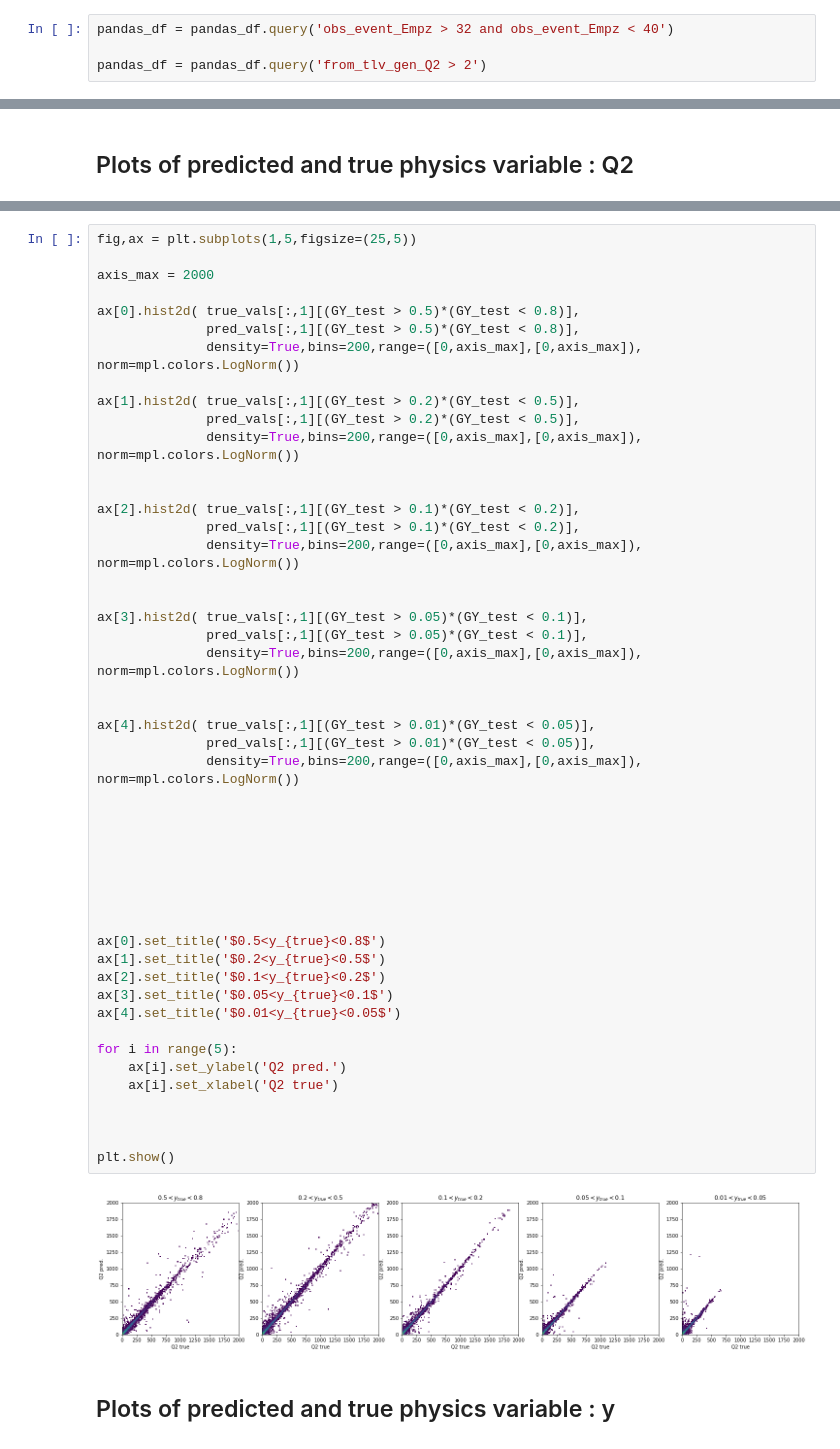
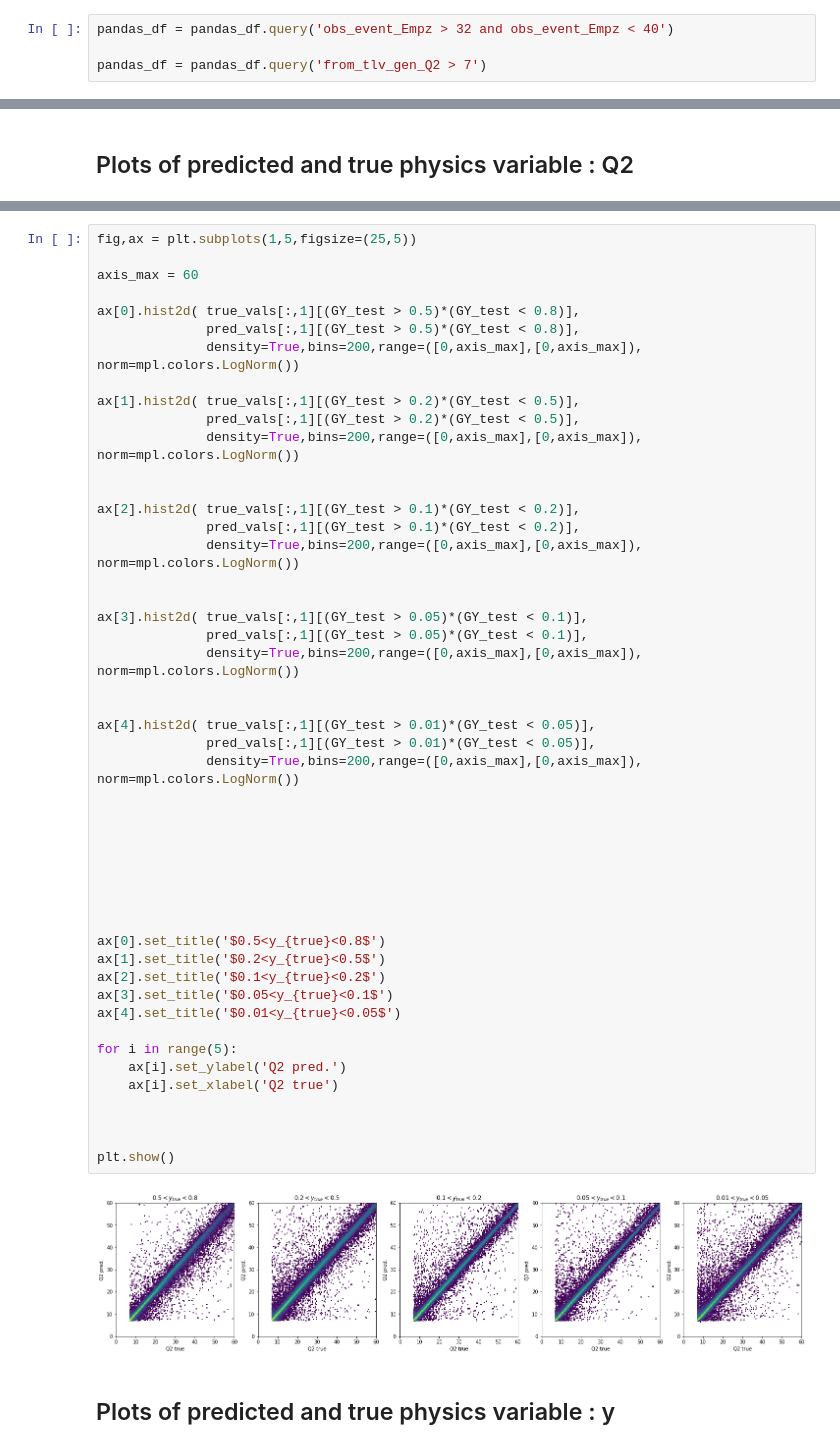
Before and after one commit to owen234/DIS-reco, a Jupyter notebook: NN_athena_rapgap_rec_inputs_train_3D_lowQ2_v1.ipynb, the cells around one changed output, grey strips where cells are left out. Drawn from its saved outputs; the diff is of its cells as text.

```diff
--- a/NN_athena_rapgap_rec_inputs_train_3D_lowQ2_v1.ipynb
+++ b/NN_athena_rapgap_rec_inputs_train_3D_lowQ2_v1.ipynb
@@ -154,7 +154,7 @@ pandas_df.eval( 'gen_log_Q2 = log(from_tlv_gen_Q2)', inplace=True )
 # %%
 pandas_df = pandas_df.query('obs_event_Empz > 32 and obs_event_Empz < 40')
 
-pandas_df = pandas_df.query('from_tlv_gen_Q2 > 2')
+pandas_df = pandas_df.query('from_tlv_gen_Q2 > 7')
 # %%
 pandas_df.hist( figsize=(20,20), bins=100, column=['from_tlv_gen_x','from_tlv_gen_y','from_tlv_gen_Q2',
                                   'gen_log_x','gen_log_y','gen_log_Q2','obs_event_Empz'])
@@ -675,7 +680,7 @@ plt.show()
 # %%
 fig,ax = plt.subplots(1,5,figsize=(25,5))
 
-axis_max = 2000
+axis_max = 60
 
 ax[0].hist2d( true_vals[:,1][(GY_test > 0.5)*(GY_test < 0.8)],
               pred_vals[:,1][(GY_test > 0.5)*(GY_test < 0.8)],
@@ -694,34 +699,34 @@ ax[2].hist2d( true_vals[:,1][(GY_test > 0.1)*(GY_test < 0.2)],
 ax[3].hist2d( true_vals[:,1][(GY_test > 0.05)*(GY_test < 0.1)],
               pred_vals[:,1][(GY_test > 0.05)*(GY_test < 0.1)],
               density=True,bins=200,range=([0,axis_max],[0,axis_max]), norm=mpl.colors.LogNorm())
 
 
 ax[4].hist2d( true_vals[:,1][(GY_test > 0.01)*(GY_test < 0.05)],
               pred_vals[:,1][(GY_test > 0.01)*(GY_test < 0.05)],
               density=True,bins=200,range=([0,axis_max],[0,axis_max]), norm=mpl.colors.LogNorm())
 
 
 
 
 
 
 
 
 ax[0].set_title('$0.5<y_{true}<0.8$')
 ax[1].set_title('$0.2<y_{true}<0.5$')
 ax[2].set_title('$0.1<y_{true}<0.2$')
 ax[3].set_title('$0.05<y_{true}<0.1$')
 ax[4].set_title('$0.01<y_{true}<0.05$')
 
 for i in range(5):
     ax[i].set_ylabel('Q2 pred.')
     ax[i].set_xlabel('Q2 true')
 
 
 
 plt.show()
 # %% [output]
-[figure, old version]
+[figure, new version]
 # %% [markdown]
 ## Plots of predicted and true physics variable : y
 # %%
```
Also changed, not shown: parts of 28 cells of this notebook, 7 other files.
